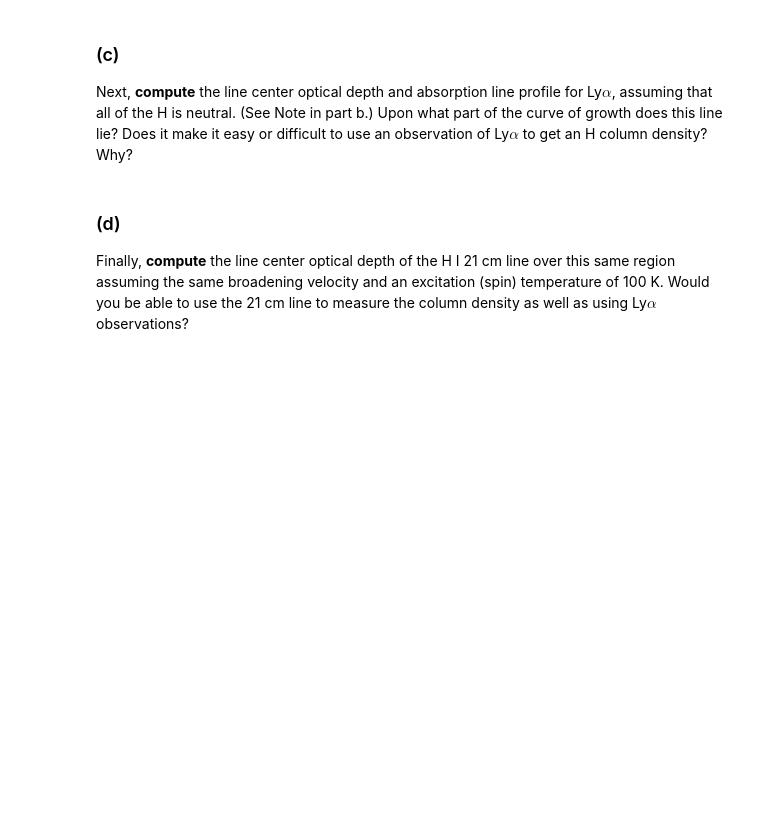
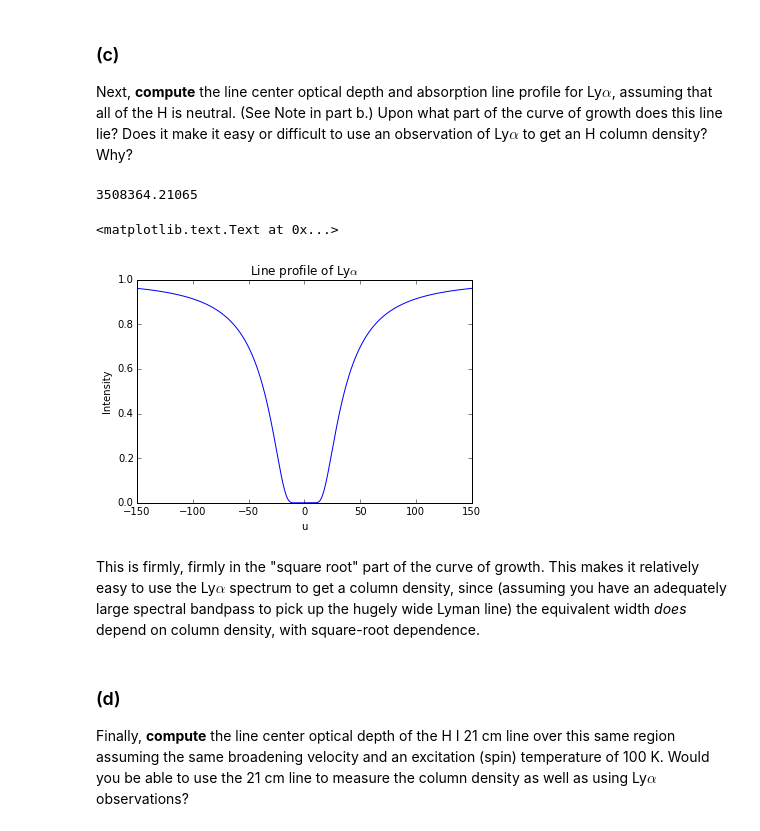
Before and after one commit to tomr-stargazer/astro535, a Jupyter notebook: ISM HW 3.ipynb, the cells around one changed output. Drawn from its saved outputs; the diff is of its cells as text; code cells hidden in the pictures; blank space fills up the shorter version.

```diff
--- a/ISM HW 3.ipynb
+++ b/ISM HW 3.ipynb
@@ -278,6 +307,37 @@ Next, **compute** the line center optical depth and absorption line profile for
 Upon what part of the curve of growth does this line lie?
 Does it make it easy or difficult to use an observation of Ly$\alpha$ to get an H column density?
 Why?
+# %%
+u_array_bigger = np.linspace(-150,150, 1000)
+
+# hydrogen parameters
+lambda_Lya = 1215.6701 * u.Angstrom
+A_Lya = 4.6986e+08 * u.s**-1
+f_Lya = 4.1641e-01 * u.s**-1
+
+tau_o_Lya = line_center_optical_depth(N_H, f_Lya, turbulent_velocity, lambda_Lya)
+
+print tau_o_Lya
+
+doppler_width_Lya = doppler_width_for_velocity(turbulent_velocity, lambda_Lya)
+a_Lya = damping_parameter_a(A_Lya, doppler_width_Lya)
+
+voigt_Lya = piecewise_voigt(a_Lya, u_array_bigger)
+
+intensity_Lya = np.exp(-tau_o_Lya * voigt_Lya)
+
+fig3 = plt.figure()
+
+plt.plot(u_array_bigger, intensity_Lya)
+plt.xlabel("u")
+plt.ylabel("Intensity")
+plt.title(r"Line profile of Ly$\alpha$")
+# %% [output]
+3508364.21065
+<matplotlib.text.Text at 0x...>
+[figure, added]
+# %% [markdown]
+This is firmly, firmly in the "square root" part of the curve of growth. This makes it relatively easy to use the Ly$\alpha$ spectrum to get a column density, since (assuming you have an adequately large spectral bandpass to pick up the hugely wide Lyman line) the equivalent width *does* depend on column density, with square-root dependence.
 # %% [markdown]
 ### (d)
 Finally, **compute** the line center optical depth of the H I 21 cm line over this same region assuming the same broadening velocity and an excitation (spin) temperature of 100 K.
```
Also changed, not shown: parts of 2 cells of this notebook.
